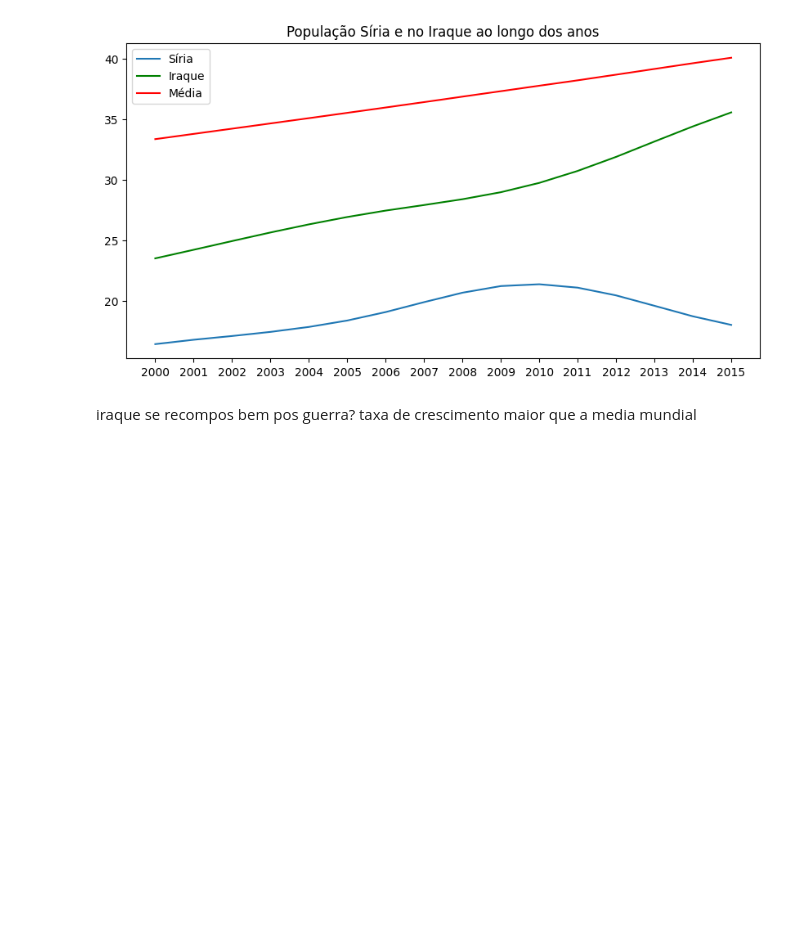
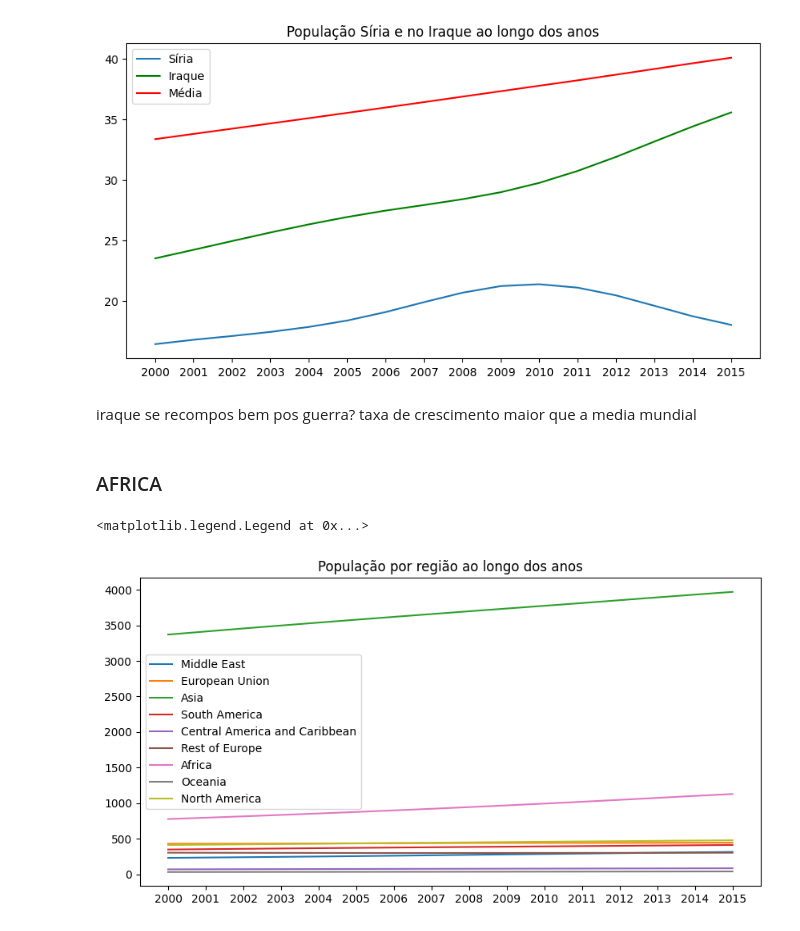
Before and after one commit to carolinabrandao/ICDProjetoFinal, a Jupyter notebook: EDA.ipynb, the cells around one changed output. Saved outputs shown, nothing was run; the diff lists cells and outputs as text; code cells hidden in the pictures; blank space fills up the shorter version.

Commit message:
analise da africa, varias coisas inuteis tiraveis

```diff
--- a/EDA.ipynb
+++ b/EDA.ipynb
@@ -431,3 +431,21 @@ plt.legend(['Síria', 'Iraque', 'Média'])
 [figure]
 # %% [markdown]
 iraque se recompos bem pos guerra? taxa de crescimento maior que a media mundial
+# %% [markdown]
+
+### AFRICA
+# %%
+##população de cada region ao longo dos anos
+plt.figure(figsize=(10, 5))
+plt.xticks(np.arange(2000, 2016, 1.0))
+plt.title('População por região ao longo dos anos')
+#region unique
+region_unique = dataset['region'].unique()
+for region in region_unique:
+    region_pop = dataset[dataset['region'] == region]
+    region_pop = region_pop.groupby('year')['population_mln'].sum()
+    plt.plot(region_pop)
+plt.legend(region_unique)
+# %% [output]
+<matplotlib.legend.Legend at 0x...>
+[figure, added]
```
Also changed, not shown: parts of 10 cells of this notebook.
